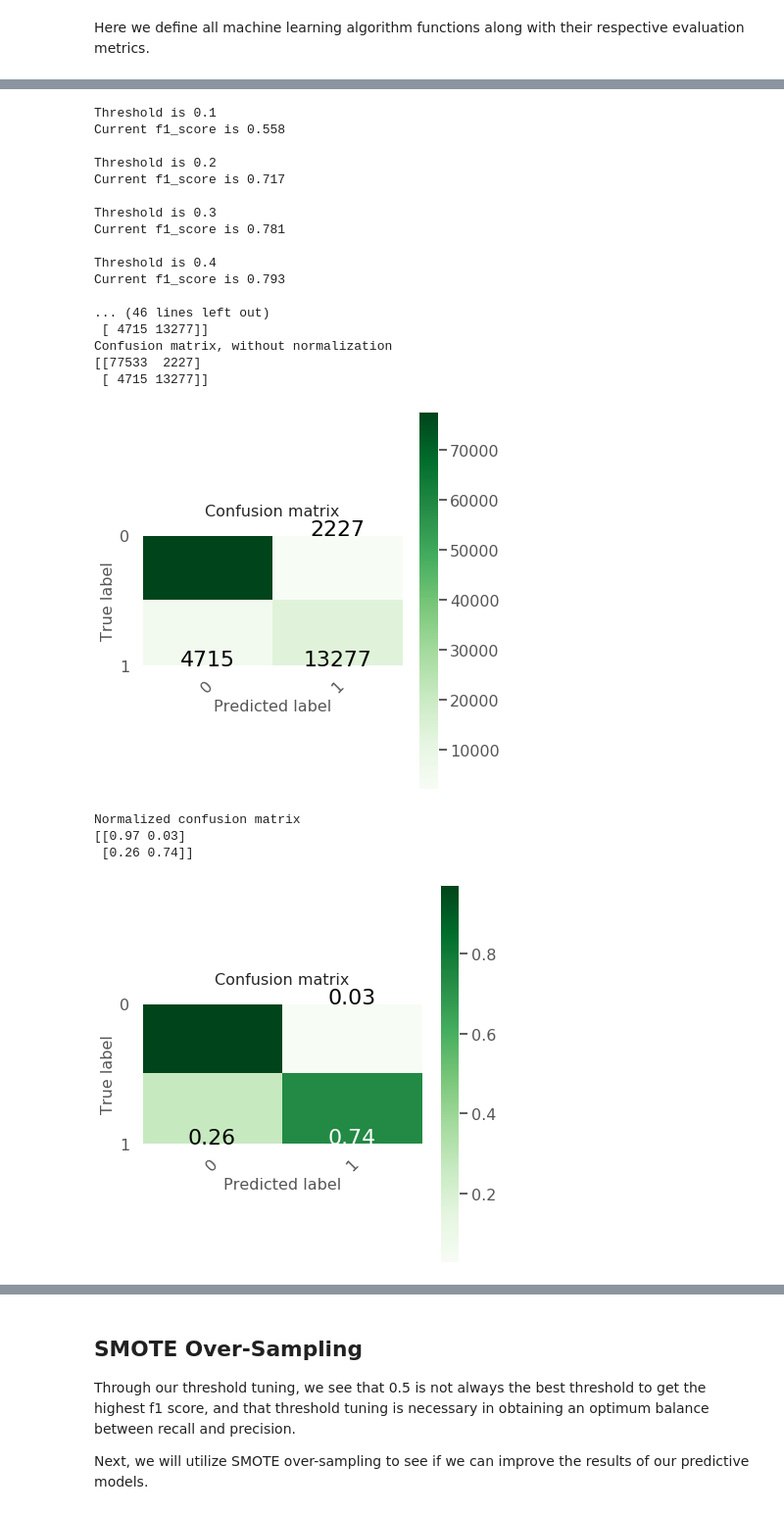
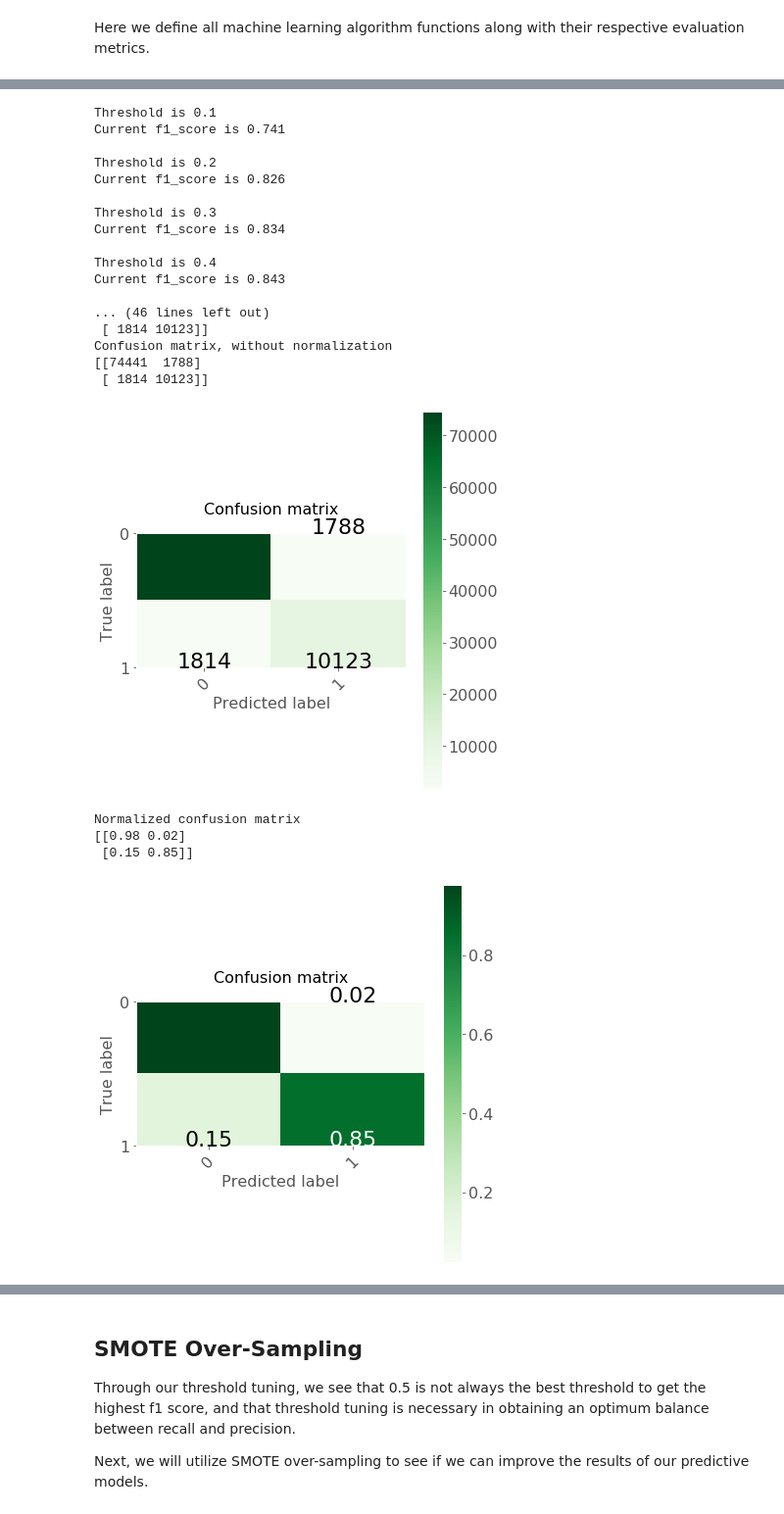
Before and after one commit to JefferyChu/pandas-sk-learn-bank-loan-ml, a Jupyter notebook: fannie_mae_pandas.ipynb, the cells around one changed output, grey strips where cells are left out. Shown at 98% size. Drawn from its saved outputs; the diff is of its cells as text; code cells hidden in the pictures.

```diff
--- a/fannie_mae_pandas.ipynb
+++ b/fannie_mae_pandas.ipynb
@@ -808,6 +811,7 @@ Given the high cardinality of the MSA field and its disordered nature, we map ea
 # %%
-MSA_map = (perf_df[perf_df['max_loan_stat']==1].groupby('MSA')['max_loan_stat'].count()*100)/len(perf_df)
+MSA_map = (perf_df[perf_df['max_loan_stat'] == 1]
+           .groupby('MSA')['max_loan_stat'].count()*100)/len(perf_df)
+
 perf_df['MSA_mapped'] = perf_df['MSA'].map(MSA_map.to_dict())
-perf_df = perf_df.drop(columns=['MSA'])
-perf_df['MSA_mapped'].head()
+perf_df.head()
 # %% [output]
@@ -957,7 +994,7 @@ joined_df_concat.head()
 # %%
 # Assign to X and Y
-X = joined_df_concat[[x for x in joined_df_concat.columns if x != 'max_loan_stat']]
-y = joined_df_concat['max_loan_stat']
+X = snapshot_df_concat[[x for x in snapshot_df_concat.columns if x != 'max_loan_stat']]
+y = snapshot_df_concat['max_loan_stat']
 X.head()
 # %% [output]
 |  | orig_int_rate_A | orig_upb_A | orig_loan_term_A | orig_ltv_A | borrowers_A | orig_dtir_A | ... |
@@ -980,0 +1023,2 @@ Percentage of delinquent loans: 18.41%
+# %%
+X['diff_in_months'] = X['diff_in_months'].fillna(0)
@@ -1179,4 +1235,17 @@ def auc(model, X_test, y_test, y_test_pred):
     plt.ylabel('True Positive Rate')
     plt.title('AUC Curve')
     plt.legend(loc='lower right', frameon = True).get_frame().set_edgecolor('black')
+# %%
+# Hyperparameter Results Function
+
+def hyper_parameter_results(grid):
+    print('Best parameters using f1: {}\n'.format(grid.best_params_))
+    print('Grid Scores:\n')
+
+    params = grid.cv_results_['params']
+    means = grid.cv_results_['mean_test_score']
+    std = grid.cv_results_['std_test_score']
+
+    for mean, std, param in zip(means, std, params):
+        print('Mean is {:.3f} std is {:.3f} and params are {}'.format(mean, std, param))
 # %%
@@ -1428,15 +1424,16 @@ LogisticRegression(C=100, class_weight='balanced', dual=False,
 # RandomizedSearchCV - Random Forest
 # Train, cross-validate (3-folds) and test
 
-estimators = [100,200,300]
-max_depth = [10,20,30]
+estimators = [100, 200, 300]
+max_depth = [10, 20, 30]
 
-rf_params = {'criterion':['entropy'],
-              'n_estimators':estimators,
-              'max_depth':max_depth,
-              'n_jobs':[-1],
-              'class_weight':['balanced'],
-              'verbose':[1]}
+rf_params = {'criterion': ['entropy'],
+              'n_estimators': estimators,
+              'max_depth': max_depth,
+              'n_jobs': [8],
+              'class_weight': ['balanced'],
+              'verbose': [1]
+            }
 
-rf_func(3, rf_params, 2, X_train, X_test, y_train, y_test)
+gen_func('RF', 3, rf_params, 2, X_train, X_test, y_train, y_test)
 # %% [output]
@@ -1478,22 +1475,22 @@ Mean is 0.775 std is 0.001 and params are {'verbose': 1, 'n_jobs': -1, 'n_estima
 Threshold is 0.1
-Current f1_score is 0.558
+Current f1_score is 0.741
 
 Threshold is 0.2
-Current f1_score is 0.717
+Current f1_score is 0.826
 
 Threshold is 0.3
-Current f1_score is 0.781
+Current f1_score is 0.834
 
 Threshold is 0.4
-Current f1_score is 0.793
+Current f1_score is 0.843
 
 ... (46 lines left out)
- [ 4715 13277]]
+ [ 1814 10123]]
 Confusion matrix, without normalization
-[[77533  2227]
- [ 4715 13277]]
+[[74441  1788]
+ [ 1814 10123]]
-[figure, old version]
+[figure, new version]
 Normalized confusion matrix
-[[0.97 0.03]
- [0.26 0.74]]
+[[0.98 0.02]
+ [0.15 0.85]]
-[figure, old version]
+[figure, new version]
```
Also changed, not shown: parts of 141 cells of this notebook, 1 other file.
